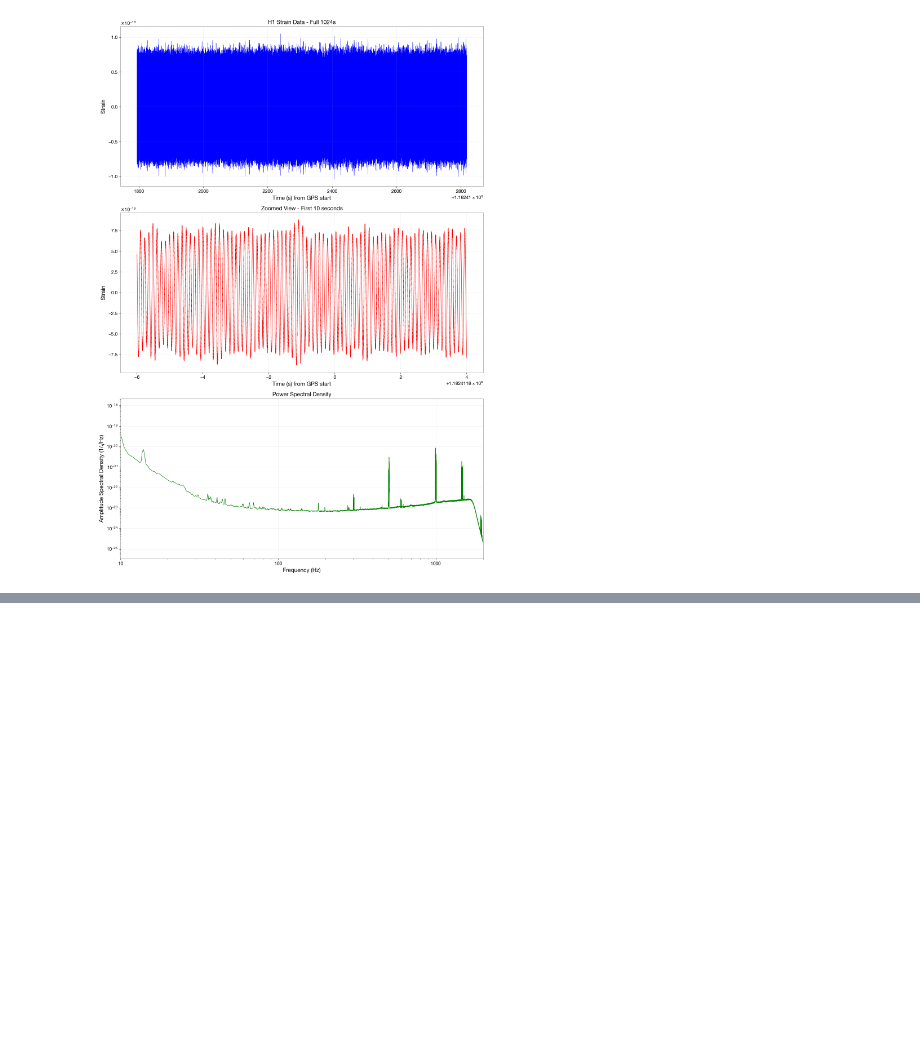
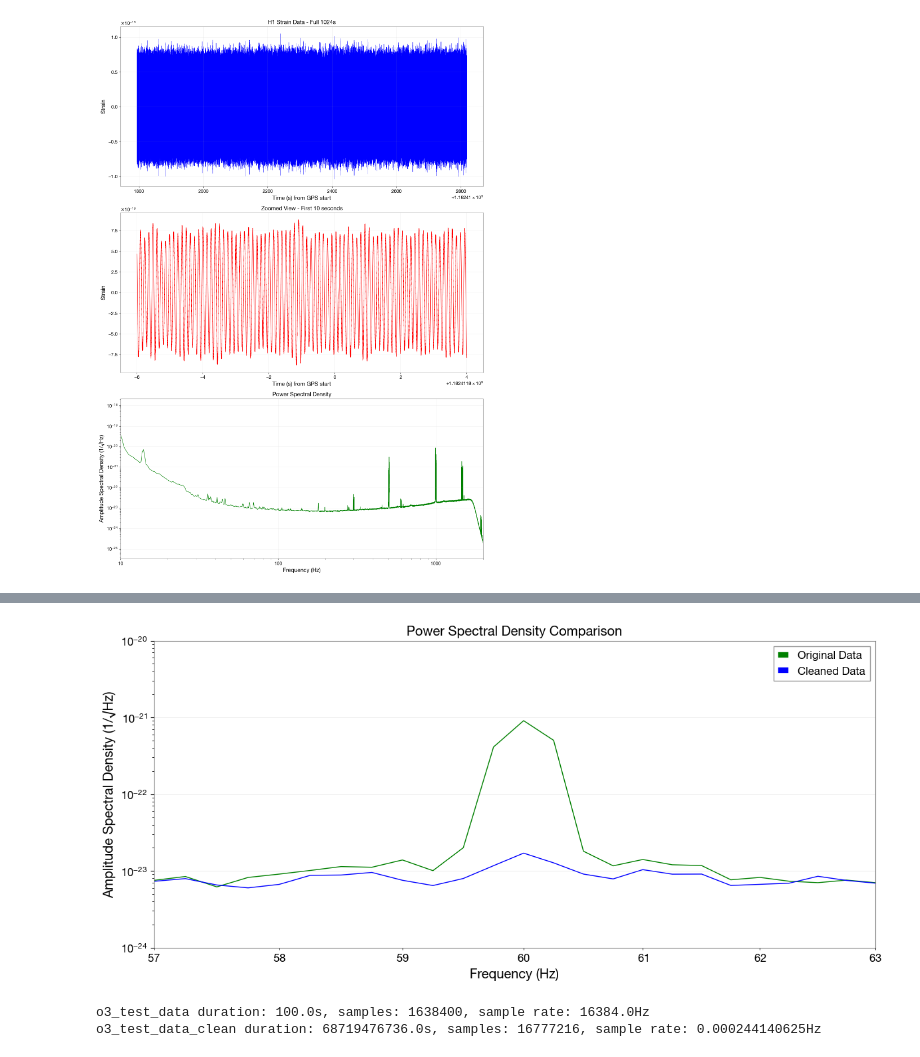
Before and after one commit to LemonCut/DeepClean-LIGO, a Jupyter notebook: Data_Visualization.ipynb, the cells around one changed output, grey strips where cells are left out. Saved outputs shown, nothing was run; the diff lists cells and outputs as text; code cells hidden in the pictures; blank space fills up the shorter version.

Commit message:
Sample download O3 raw data.

```diff
--- a/Data_Visualization.ipynb
+++ b/Data_Visualization.ipynb
@@ -121,3 +122,13 @@ visualize_data(train_data)
 visualize_data(test_data)
 # %% [output]
 [figure]
+# %%
+from gwpy.timeseries import TimeSeries
+from pathlib import Path
+import h5py
+import numpy as np
+import matplotlib.pyplot as plt
+
+# Download raw O3 test data
+o3_test_data = TimeSeries.fetch('H1:DCS-CALIB_STRAIN_C01_AR', start=1243983627, end=1243983727, host='nds.gwosc.org', sample_rate=4096)
+# o3_test_data_clean = TimeSeries.fetch('H1:DCS-CALIB_STRAIN_CLEAN_SUB60HZ_C01_AR', start=1243983627, end=1243984727, host='nds.gwosc.org')
@@ -123,0 +137,31 @@ visualize_data(test_data)
+# %%
+# Load cleaned O3 test data from H-H1_GWOSC_O3a_4KHZ_R1-1243979776-4096.hdf5 file
+o3_data_path = Path("data/H-H1_GWOSC_O3a_4KHZ_R1-1243979776-4096.hdf5")
+with h5py.File(o3_data_path, "r") as f:
+    # Print all dataset names to find the cleaned strain channel
+    print("Datasets in the file:")
+    for name in f:
+        print(name)
+    cleaned_data_values = f['strain/Strain'][:]
+    # The Xspacing attribute is the time spacing between samples, not the sample rate
+    # Sample rate = 1 / Xspacing
+    time_spacing = f['strain/Strain'].attrs['Xspacing']
+    sample_rate = 1.0 / time_spacing
+    t0 = f['strain/Strain'].attrs['Xstart']
+    print(f"\nSample rate: {sample_rate} Hz")
+    print(f"Start time (GPS): {t0}")
+    print(f"Total samples: {len(cleaned_data_values)}")
+    print(f"Duration: {len(cleaned_data_values) / sample_rate} seconds")
+
+# Create a TimeSeries object for the full cleaned data
+o3_test_data_clean_full = TimeSeries(cleaned_data_values, t0=t0, sample_rate=sample_rate, name='H1:DCS-CALIB_STRAIN_CLEAN')
+
+# Crop to match the time range of o3_test_data (100 seconds starting at GPS 1243983627)
+start_time = 1243983627
+end_time = 1243983727
+o3_test_data_clean = o3_test_data_clean_full.crop(start_time, end_time)
+
+print(f"\nCropped cleaned data:")
+print(f"Duration: {o3_test_data_clean.duration.value} seconds")
+print(f"Samples: {len(o3_test_data_clean)}")
+print(f"Sample rate: {o3_test_data_clean.sample_rate.value} Hz")
@@ -123,0 +232,13 @@ visualize_data(test_data)
+# %%
+# visualize_o3_data(o3_test_data)
+# visualize_o3_data(o3_test_data_clean)
+compare_o3_data(o3_test_data, o3_test_data_clean)
+# %% [output]
+[figure, added]
+# %%
+# Check the data durations and sample rates
+print(f"o3_test_data duration: {o3_test_data.duration.value}s, samples: {len(o3_test_data)}, sample rate: {o3_test_data.sample_rate.value}Hz")
+print(f"o3_test_data_clean duration: {o3_test_data_clean.duration.value}s, samples: {len(o3_test_data_clean)}, sample rate: {o3_test_data_clean.sample_rate.value}Hz")
+# %% [output]
+o3_test_data duration: 100.0s, samples: 1638400, sample rate: 16384.0Hz
+o3_test_data_clean duration: 68719476736.0s, samples: 16777216, sample rate: 0.000244140625Hz
```
Also changed, not shown: parts of 7 cells of this notebook, 1 other file.
